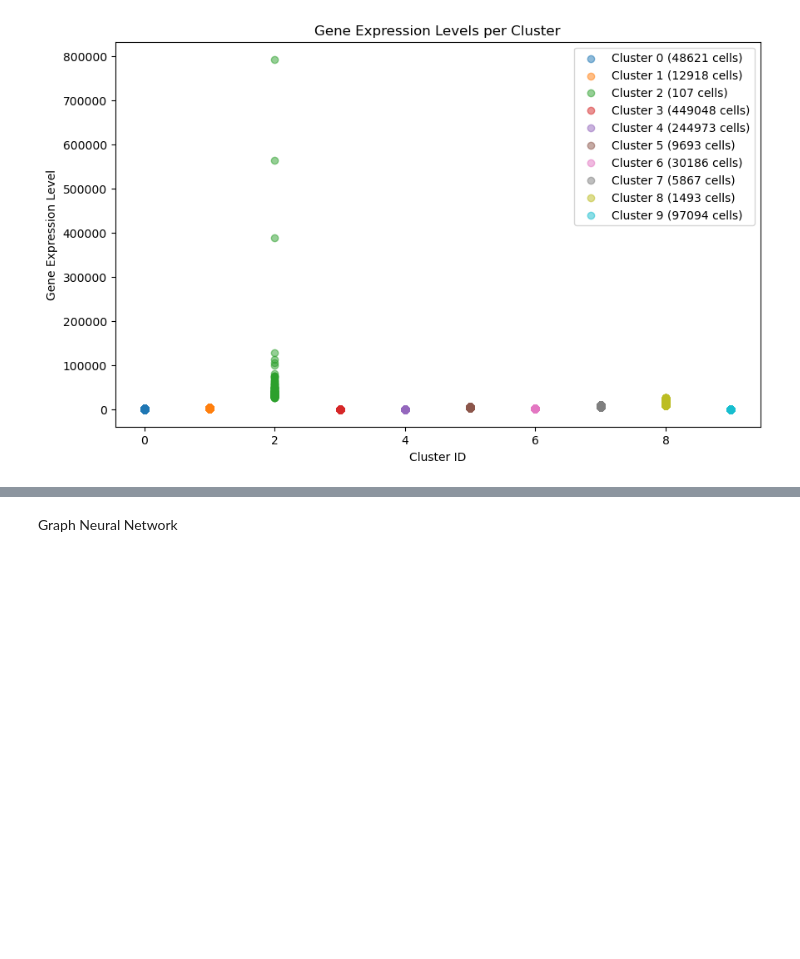
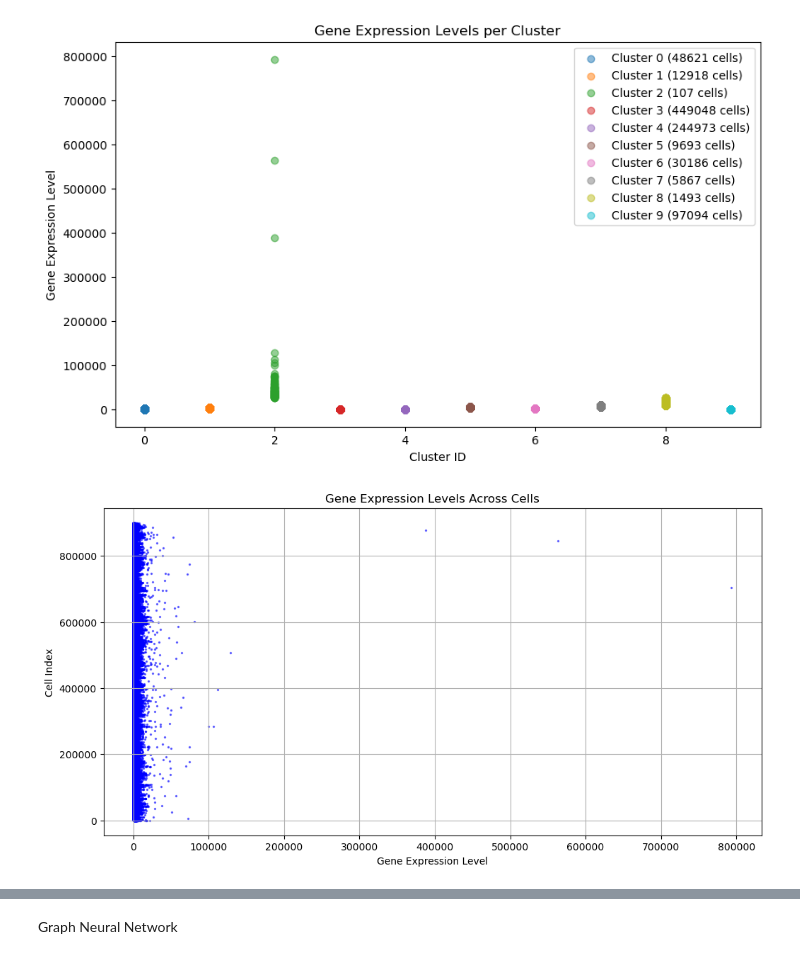
Before and after one commit to tuansheran/scRareCellDetectV2, a Jupyter notebook: gnn_model_2.ipynb, the cells around one changed output, grey strips where cells are left out. Cells and saved outputs as stored; diff of their text form; code cells hidden in the pictures; blank space fills up the shorter version.

Commit message:
feat: test model two timing and implement new graphs

```diff
--- a/gnn_model_2.ipynb
+++ b/gnn_model_2.ipynb
@@ -205,3 +206,19 @@ plt.legend()
 plt.show()
 # %% [output]
 [figure]
+# %%
+gene_expression_levels_cpu = gene_expression_levels.cpu().numpy() if hasattr(gene_expression_levels, "cpu") else gene_expression_levels
+num_cells = len(gene_expression_levels_cpu)
+
+cell_indices = np.arange(num_cells)
+
+plt.figure(figsize=(12, 6))
+plt.scatter(gene_expression_levels_cpu, cell_indices, alpha=0.5, s=2, c='blue')
+
+plt.xlabel('Gene Expression Level')
+plt.ylabel('Cell Index')
+plt.title('Gene Expression Levels Across Cells')
+plt.grid(True)
+plt.show()
+# %% [output]
+[figure, added]
```
Also changed, not shown: parts of 12 cells of this notebook, 1 other file.
